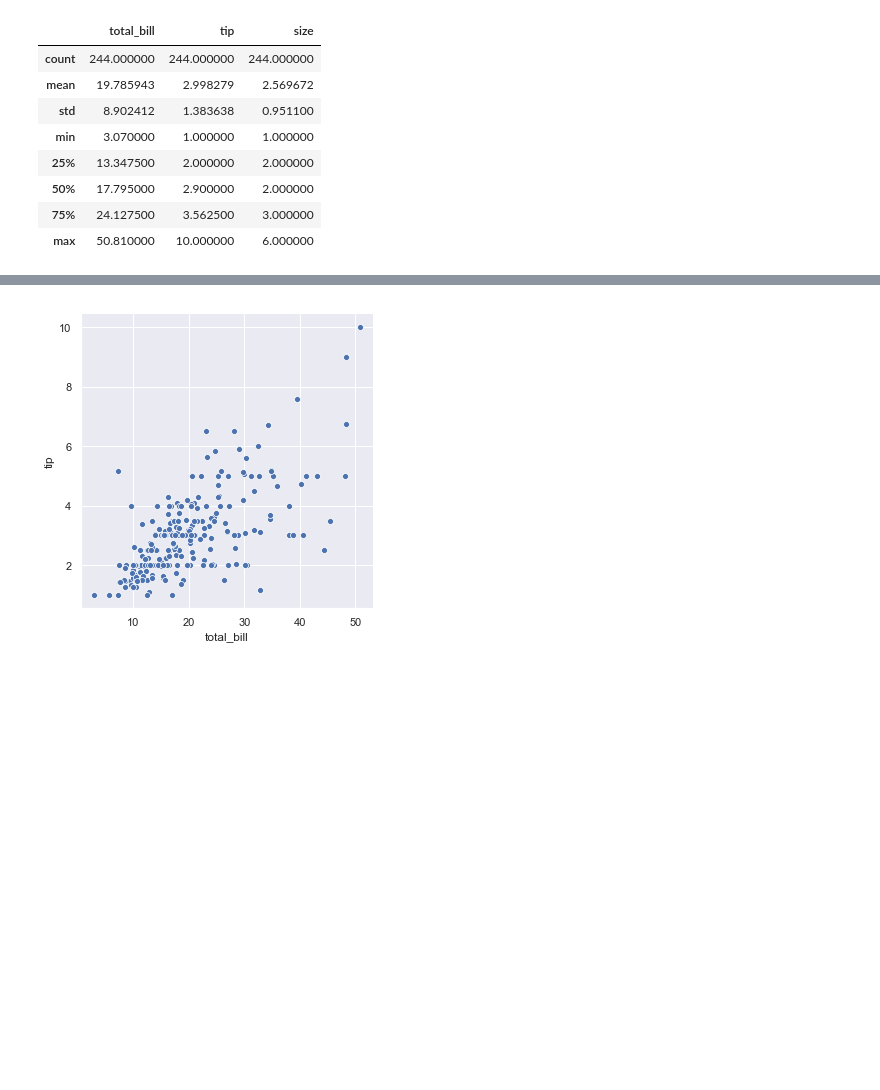
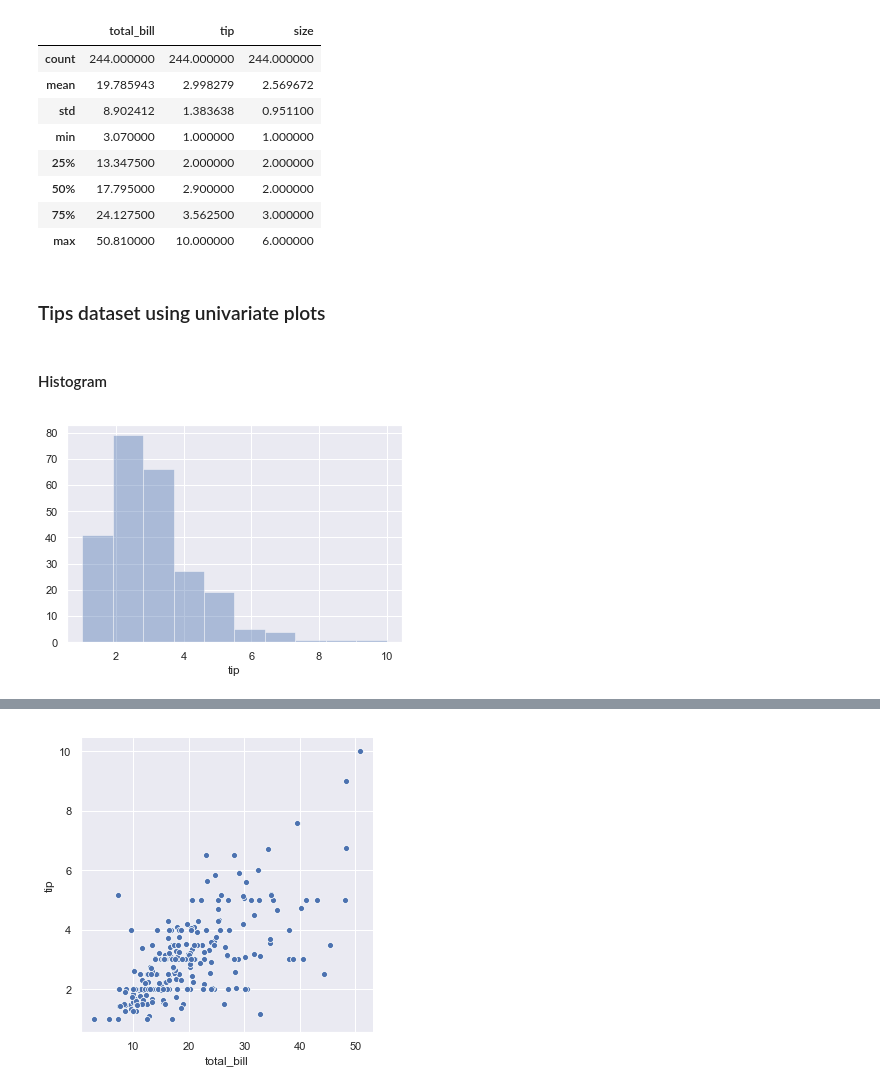
Before and after one commit to zaraquail/Tips-data-set-Fundamentals-of-Data-Analysis-Assessment-2019, a Jupyter notebook: Tips data set assignment.ipynb, the cells around one changed output, grey strips where cells are left out. Drawn from its saved outputs; the diff is of its cells as text; code cells hidden in the pictures; blank space fills up the shorter version.

```diff
--- a/Tips data set assignment.ipynb
+++ b/Tips data set assignment.ipynb
@@ -48,3 +48,13 @@ tips.describe()
 | 50% | 17.795000 | 2.900000 | 2.000000 |
 | 75% | 24.127500 | 3.562500 | 3.000000 |
 | max | 50.810000 | 10.000000 | 6.000000 |
+# %% [markdown]
+### Tips dataset using univariate plots
+# %% [markdown]
+#### Histogram
+# %%
+# Plot showing the frequency of tip amounts using a histogram.[3]
+
+sns.distplot(tips['tip'], kde=False, bins=10);
+# %% [output]
+[figure, added]
```
Also changed, not shown: parts of 10 cells of this notebook.
